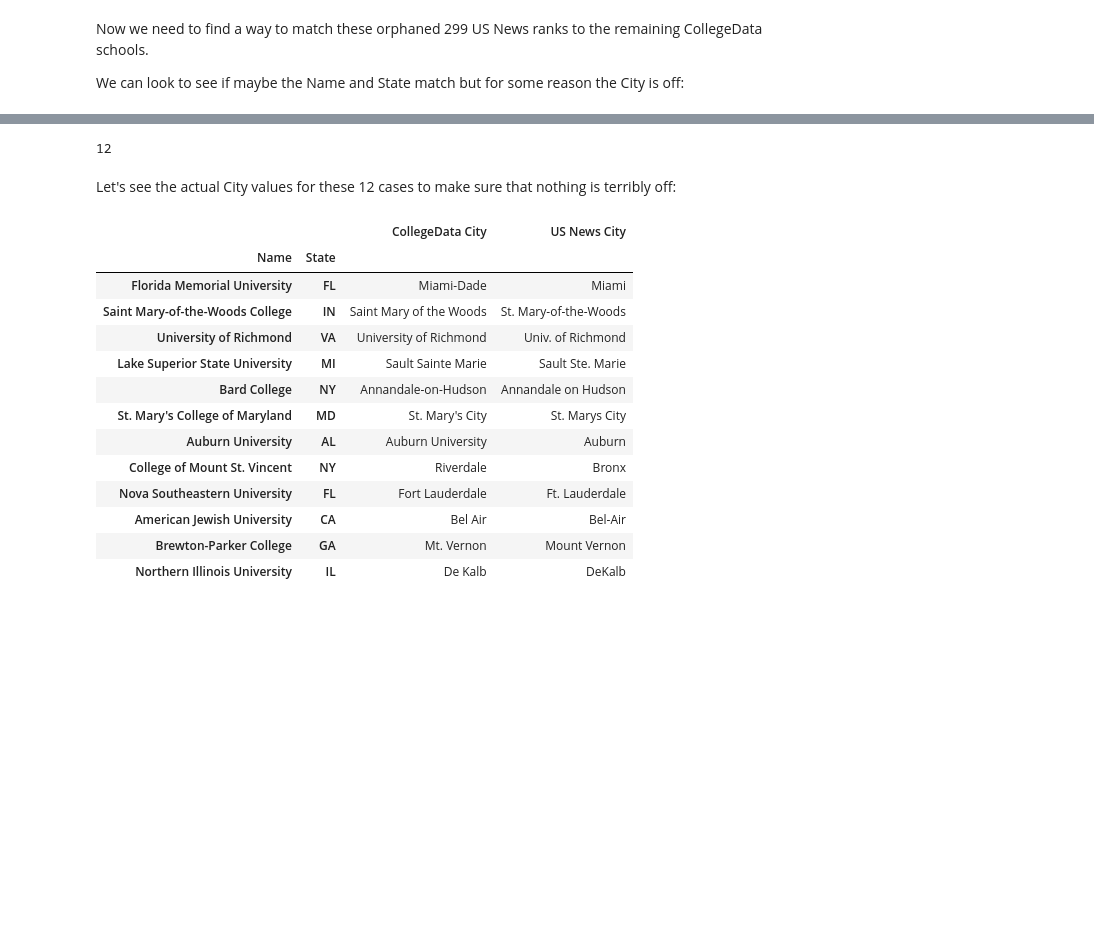
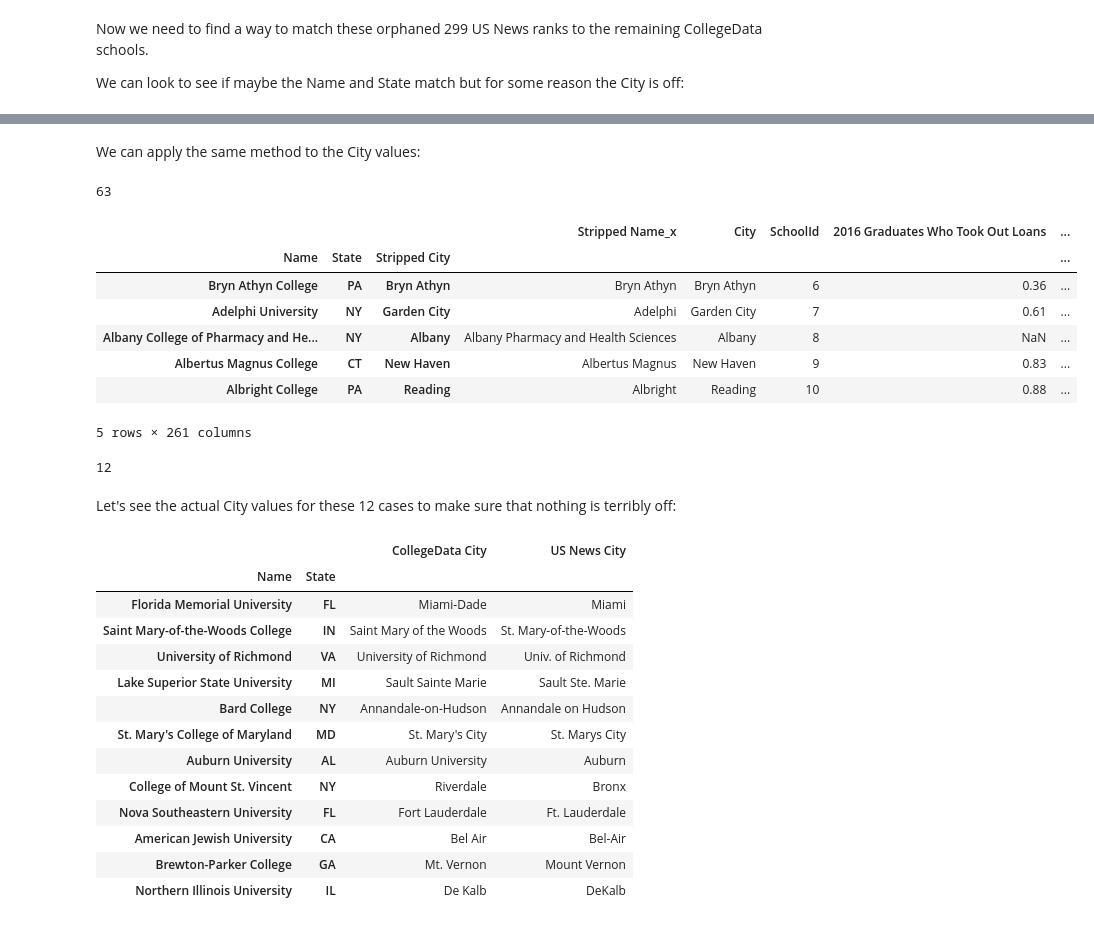
Before and after one commit to vertuli/college-yield-gap, a Jupyter notebook: part3-merging.ipynb, the cells around one changed output, grey strips where cells are left out. Cells and saved outputs as stored; diff of their text form; code cells hidden in the pictures; blank space fills up the shorter version.

Commit message:
Mostly done with simplifying the merging process.

```diff
--- a/part3-merging.ipynb
+++ b/part3-merging.ipynb
@@ -47,4 +23,0 @@ No missing data was in usnews_df, thankfully. Let's try simply left joining usne
-# %%
-df = collegedata_df.join(usnews_df)
-has_ranks = df['Rank'].notna()
-print("{} non-null Rank values in df.".format(has_ranks.sum()))
@@ -64,0 +24,9 @@ print("{} rows in collegedata_df, {} rows in collegedata_missing_df, "
+# %%
+df = df.merge(rank_df, how = 'left', left_index = True, right_index = True,
+              validate = '1:1', indicator = True)
+
+merged = (df['_merge'] == 'both')
+df = df.drop(columns = '_merge')
+rank_df.drop(df[merged].index, inplace = True)
+
+len(rank_df)
@@ -69,3 +79,45 @@ We can look to see if maybe the Name and State match but for some reason the Cit
+# %% [markdown]
+We can apply the same method to the City values:
+# %%
+df['Stripped City'] = strip(df.index.get_level_values('City'))
+
+match = lambda x: process.extract(x, df.loc[~merged, 'Stripped City'])[0][0]
+rank_df['Stripped City'] = strip(rank_df.index.get_level_values('City'))
+rank_df['Stripped City'] = rank_df['Stripped City'].apply(match)
+
+cols = ['Name', 'State', 'Stripped City']
+
+df = df.reset_index()
+dups = df.duplicated(cols, keep = False)
+df.loc[dups, 'Stripped City'] = df.loc[dups, 'City']
+df = df.set_index(cols)
+
+rank_df = rank_df.reset_index()
+dups = rank_df.duplicated(cols, keep = False)
+rank_df.loc[dups, 'Stripped City'] = rank_df.loc[dups, 'City']
+rank_df = rank_df.set_index(cols)
+
+df = df.merge(rank_df.drop(columns = 'City'), how = 'left', left_index = True,
+              right_index = True, validate = '1:1', indicator = True)
+
+merged = (df['_merge'] == 'both')
+df = df.drop(columns = '_merge')
+rank_df.drop(df[merged].index, inplace = True)
+
+len(rank_df)
+# %% [output]
+63
+# %%
+df.head()
+# %% [output]
+|  |  |  | Stripped Name_x | City | SchoolId | 2016 Graduates Who Took Out Loans | ... |
+| Name | State | Stripped City |  |  |  |  | ... |
+| Bryn Athyn College | PA | Bryn Athyn | Bryn Athyn | Bryn Athyn | 6 | 0.36 | ... |
+| Adelphi University | NY | Garden City | Adelphi | Garden City | 7 | 0.61 | ... |
+| Albany College of Pharmacy and He... | NY | Albany | Albany Pharmacy and Health Sciences | Albany | 8 | NaN | ... |
+| Albertus Magnus College | CT | New Haven | Albertus Magnus | New Haven | 9 | 0.83 | ... |
+| Albright College | PA | Reading | Albright | Reading | 10 | 0.88 | ... |
+5 rows × 261 columns
 # %%
 collegedata_df.reset_index('City', inplace = True)
 usnews_df.reset_index('City', inplace = True)
```
Also changed, not shown: parts of 21 cells of this notebook, 1 other file.
